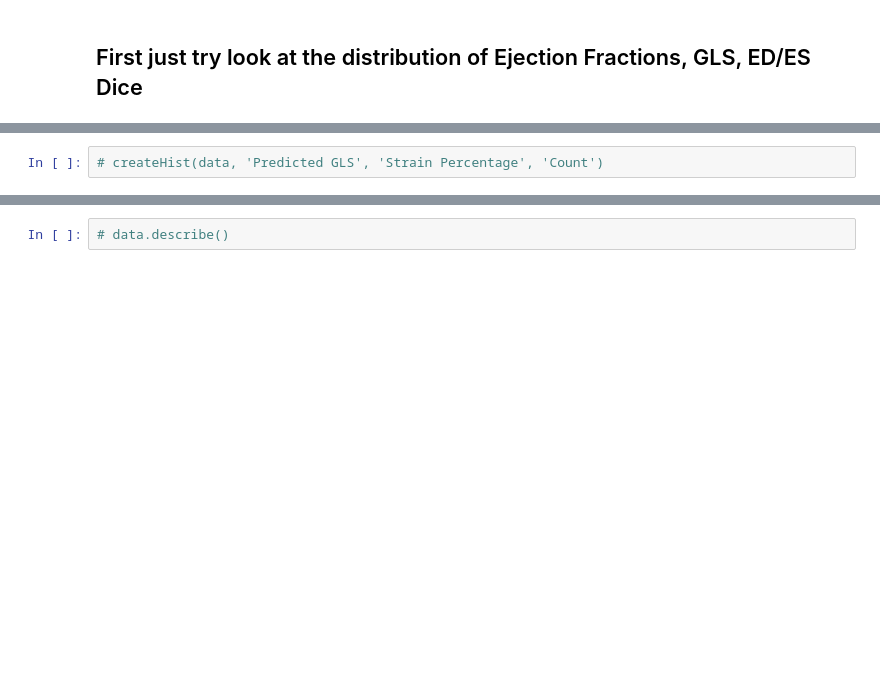
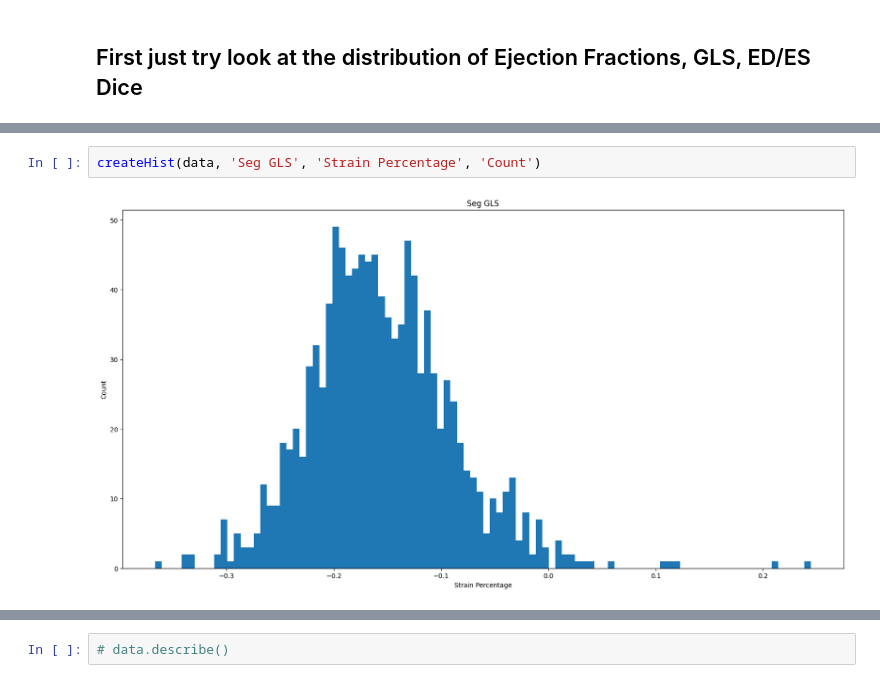
Before and after one commit to warrenmwang/echo_22, a Jupyter notebook: dev/stats_and_make_charts/analyze_csv_info.ipynb, the cells around one changed output, grey strips where cells are left out. Saved outputs shown, nothing was run; the diff lists cells and outputs as text; blank space fills up the shorter version.

```diff
--- a/dev/stats_and_make_charts/analyze_csv_info.ipynb
+++ b/dev/stats_and_make_charts/analyze_csv_info.ipynb
@@ -123,2 +132,4 @@ truth_high_efs.describe()
 # %%
-# createHist(data, 'Predicted GLS', 'Strain Percentage', 'Count')
+createHist(data, 'Seg GLS', 'Strain Percentage', 'Count')
+# %% [output]
+[figure, added]
```
Also changed, not shown: parts of 14 cells of this notebook, 46 other files.
